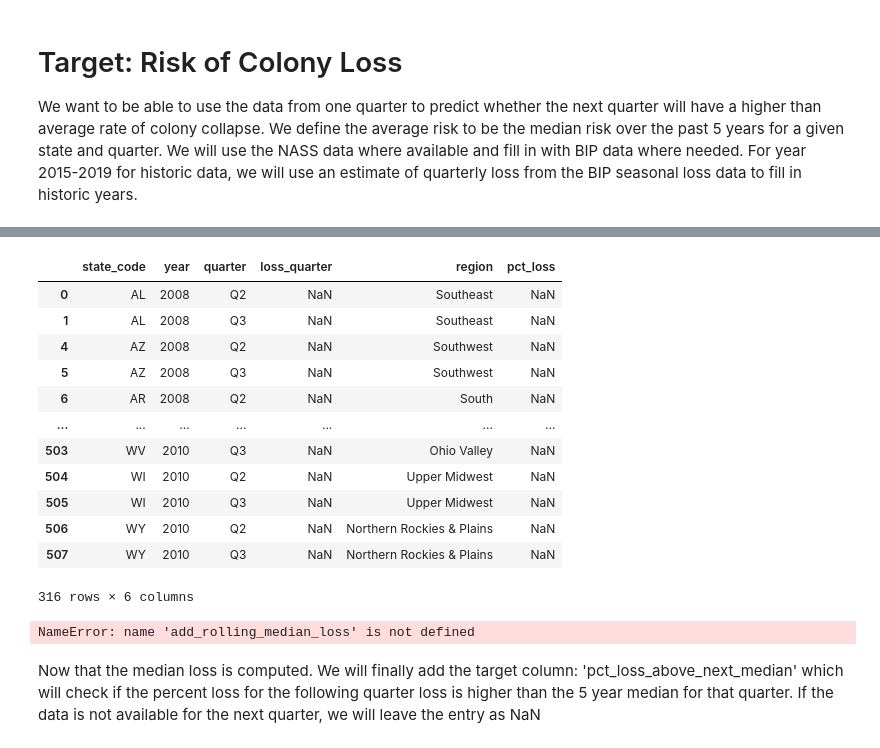
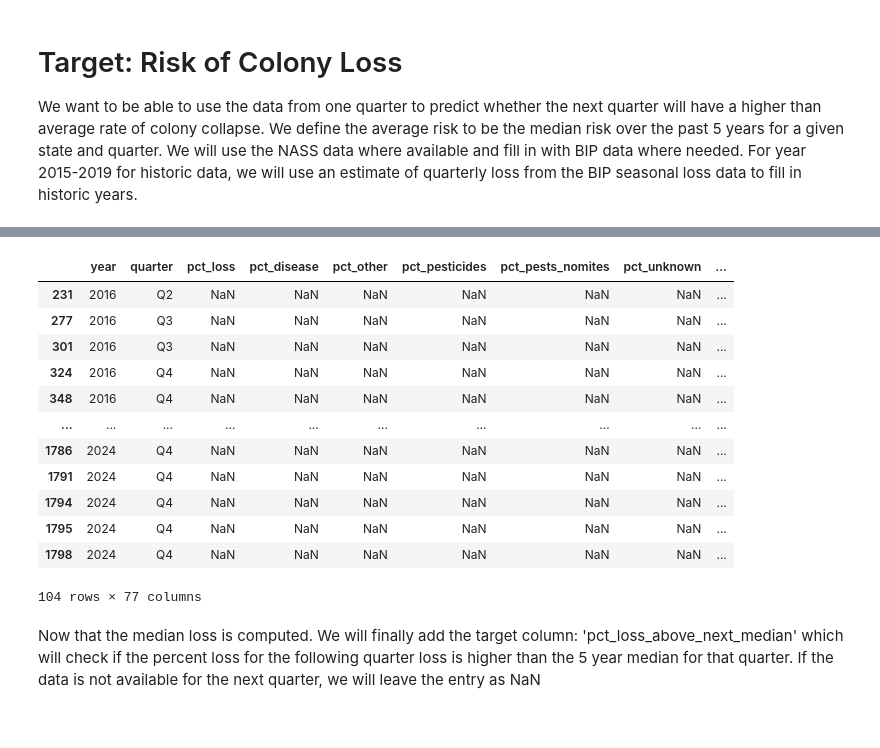
Before and after one commit to Erdos-Projects/fall-2025-bee-health-early-warning-system, a Jupyter notebook: notebooks/final_aggregation.ipynb, the cells around one changed output, grey strips where cells are left out. Saved outputs shown, nothing was run; the diff lists cells and outputs as text; code cells hidden in the pictures.

```diff
--- a/notebooks/final_aggregation.ipynb
+++ b/notebooks/final_aggregation.ipynb
@@ -164,8 +170,7 @@ memory usage: 276.7+ KB
 # Include a column for the region associated with each state.
 state_to_region = {
     "AL": "Southeast",
-    "AK": "Alaska", # does not align climactically with any other region. Note: NASS has no data for Alaska, APHIS for 2018 onward
-    "AZ": "Southwest",
+    "AK": "Alaska", # does not align climactically with any other region. Note: NASS has no data for Alaska, APHIS for 2018 onward, so was dropped    "AZ": "Southwest",
     "AR": "South",
     "CA": "West",
     "CO": "Southwest",
@@ -513,16 +614,16 @@ True
 # %%
-bip_df[bip_df['pct_loss'].isna()]
+bee_all_df[bee_all_df['pct_loss'].isna()]
 # %% [output]
-|  | state_code | year | quarter | loss_quarter | region | pct_loss |
-| 0 | AL | 2008 | Q2 | NaN | Southeast | NaN |
-| 1 | AL | 2008 | Q3 | NaN | Southeast | NaN |
-| 4 | AZ | 2008 | Q2 | NaN | Southwest | NaN |
-| 5 | AZ | 2008 | Q3 | NaN | Southwest | NaN |
-| 6 | AR | 2008 | Q2 | NaN | South | NaN |
-| ... | ... | ... | ... | ... | ... | ... |
-| 503 | WV | 2010 | Q3 | NaN | Ohio Valley | NaN |
-| 504 | WI | 2010 | Q2 | NaN | Upper Midwest | NaN |
-| 505 | WI | 2010 | Q3 | NaN | Upper Midwest | NaN |
-| 506 | WY | 2010 | Q2 | NaN | Northern Rockies & Plains | NaN |
-| 507 | WY | 2010 | Q3 | NaN | Northern Rockies & Plains | NaN |
+|  | year | quarter | pct_loss | pct_disease | pct_other | pct_pesticides | pct_pests_nomites | pct_unknown | ... |
+| 231 | 2016 | Q2 | NaN | NaN | NaN | NaN | NaN | NaN | ... |
+| 277 | 2016 | Q3 | NaN | NaN | NaN | NaN | NaN | NaN | ... |
+| 301 | 2016 | Q3 | NaN | NaN | NaN | NaN | NaN | NaN | ... |
+| 324 | 2016 | Q4 | NaN | NaN | NaN | NaN | NaN | NaN | ... |
+| 348 | 2016 | Q4 | NaN | NaN | NaN | NaN | NaN | NaN | ... |
+| ... | ... | ... | ... | ... | ... | ... | ... | ... | ... |
+| 1786 | 2024 | Q4 | NaN | NaN | NaN | NaN | NaN | NaN | ... |
+| 1791 | 2024 | Q4 | NaN | NaN | NaN | NaN | NaN | NaN | ... |
+| 1794 | 2024 | Q4 | NaN | NaN | NaN | NaN | NaN | NaN | ... |
+| 1795 | 2024 | Q4 | NaN | NaN | NaN | NaN | NaN | NaN | ... |
+| 1798 | 2024 | Q4 | NaN | NaN | NaN | NaN | NaN | NaN | ... |
-316 rows × 6 columns
+104 rows × 77 columns
@@ -562,6 +629,0 @@ def add_rolling_median_loss(df, combined_loss_df, T=5):
-# %%
-bee_all_df = add_rolling_median_loss(bee_all_df, combined_loss_df)
-bee_complete_df = add_rolling_median_loss(bee_complete_df, combined_loss_df)
-bee_nass_df = add_rolling_median_loss(bee_nass_df, combined_loss_df)
-# %% [output]
-NameError: name 'add_rolling_median_loss' is not defined
```
Also changed, not shown: parts of 49 cells of this notebook, 4 other files.
